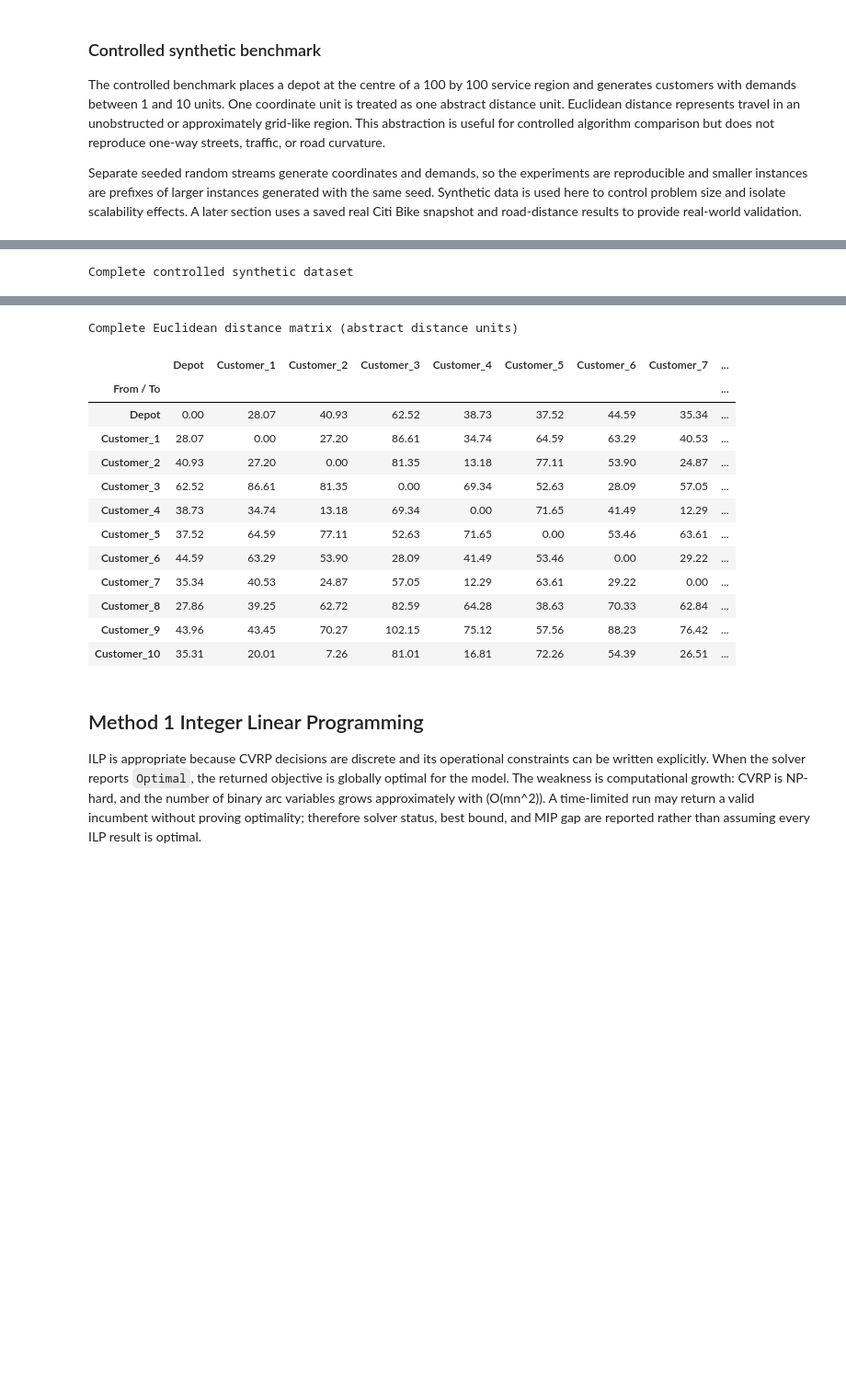
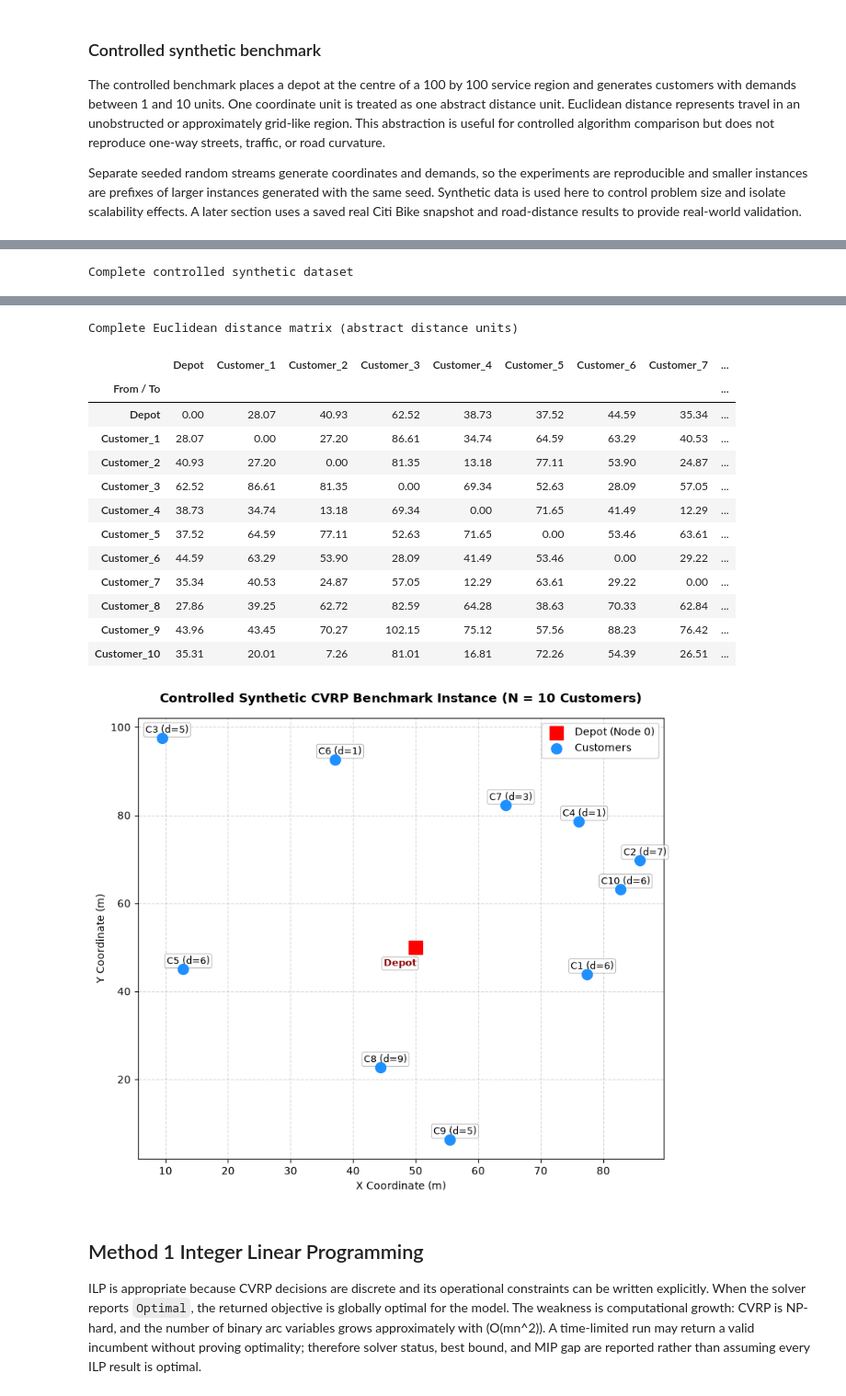
Before and after one commit to blackburn3333/IT5082-OM-Assignment, a Jupyter notebook: IT5082-OM-Assignment.ipynb, the cells around one changed output, grey strips where cells are left out. Shown at 92% size. Drawn from its saved outputs; the diff is of its cells as text; code cells hidden in the pictures; blank space fills up the shorter version.

Commit message:
added plot to display CVRP benchmark instance

```diff
--- a/IT5082-OM-Assignment.ipynb
+++ b/IT5082-OM-Assignment.ipynb
@@ -145,6 +145,56 @@ def generate_vrp_instance(
     validate_instance_data(data)
     return data
 
+def plot_vrp_instance(data):
+    """
+    Plots the spatial distribution of the depot and customer nodes
+    along with their individual demand annotations.
+    """
+    coords = data["coords"]
+    demands = data["demands"]
+
+    plt.figure(figsize=(8, 7))
+
+    # Plot Depot (Node 0)
+    plt.scatter(coords[0, 0], coords[0, 1], c='red', marker='s', s=150, label='Depot (Node 0)', zorder=5)
+
+    # Plot Customers (Nodes 1 to N)
+    plt.scatter(coords[1:, 0], coords[1:, 1], c='dodgerblue', marker='o', s=100, label='Customers', zorder=4)
+
+    # Annotate Node IDs and Demands
+    for i in range(len(coords)):
+        if i == 0:
+            label = "Depot"
+            xytext = (-15, -18)
+            fontweight = 'bold'
+            color = 'darkred'
+        else:
+            label = f"C{i} (d={int(demands[i])})"
+            xytext = (5, 5)
+            fontweight = 'normal'
+            color = 'black'
+
+        plt.annotate(
+            label,
+            (coords[i, 0], coords[i, 1]),
+            textcoords="offset points",
+            xytext=xytext,
+            ha='center',
+            fontsize=9,
+            fontweight=fontweight,
+            color=color,
+            bbox=dict(boxstyle="round,pad=0.2", fc="white", ec="gray", lw=0.5, alpha=0.8)
+        )
+
+    plt.title(f"Controlled Synthetic CVRP Benchmark Instance (N = {data['num_customers']} Customers)", fontsize=12, fontweight='bold', pad=15)
+    plt.xlabel("X Coordinate (m)", fontsize=10)
+    plt.ylabel("Y Coordinate (m)", fontsize=10)
+    plt.grid(True, linestyle='--', alpha=0.5)
+    plt.legend(loc='upper right', framealpha=0.9)
+    plt.tight_layout()
+
+
+    plt.show()
 
 data = generate_vrp_instance(
     num_customers=10,
@@ -192,6 +242,7 @@ distance_matrix_display = pd.DataFrame(
 distance_matrix_display.index.name = "From / To"
 print(f"Complete Euclidean distance matrix ({data['distance_unit']})")
 display(distance_matrix_display)
+plot_vrp_instance(data)
 # %% [output]
 |  | Metric | Value |
 | 0 | Customers | 10 |
@@ -201,33 +252,34 @@ display(distance_matrix_display)
 | 4 | Total fleet capacity | 75 |
 | 5 | Seed | 42 |
 Complete controlled synthetic dataset
 |  | Node_ID | Node_Type | X_coordinate | Y_coordinate | Demand |
 | Node |  |  |  |  |  |
 | Depot | 0 | Depot | 50.000 | 50.000 | 0 |
 | Customer_1 | 1 | Customer | 77.396 | 43.888 | 6 |
 | Customer_2 | 2 | Customer | 85.860 | 69.737 | 7 |
 | Customer_3 | 3 | Customer | 9.418 | 97.562 | 5 |
 | Customer_4 | 4 | Customer | 76.114 | 78.606 | 1 |
 | Customer_5 | 5 | Customer | 12.811 | 45.039 | 6 |
 | Customer_6 | 6 | Customer | 37.080 | 92.676 | 1 |
 | Customer_7 | 7 | Customer | 64.387 | 82.276 | 3 |
 | Customer_8 | 8 | Customer | 44.341 | 22.724 | 9 |
 | Customer_9 | 9 | Customer | 55.458 | 6.382 | 5 |
 | Customer_10 | 10 | Customer | 82.763 | 63.166 | 6 |
 Complete Euclidean distance matrix (abstract distance units)
 |  | Depot | Customer_1 | Customer_2 | Customer_3 | Customer_4 | Customer_5 | Customer_6 | Customer_7 | ... |
 | From / To |  |  |  |  |  |  |  |  | ... |
 | Depot | 0.00 | 28.07 | 40.93 | 62.52 | 38.73 | 37.52 | 44.59 | 35.34 | ... |
 | Customer_1 | 28.07 | 0.00 | 27.20 | 86.61 | 34.74 | 64.59 | 63.29 | 40.53 | ... |
 | Customer_2 | 40.93 | 27.20 | 0.00 | 81.35 | 13.18 | 77.11 | 53.90 | 24.87 | ... |
 | Customer_3 | 62.52 | 86.61 | 81.35 | 0.00 | 69.34 | 52.63 | 28.09 | 57.05 | ... |
 | Customer_4 | 38.73 | 34.74 | 13.18 | 69.34 | 0.00 | 71.65 | 41.49 | 12.29 | ... |
 | Customer_5 | 37.52 | 64.59 | 77.11 | 52.63 | 71.65 | 0.00 | 53.46 | 63.61 | ... |
 | Customer_6 | 44.59 | 63.29 | 53.90 | 28.09 | 41.49 | 53.46 | 0.00 | 29.22 | ... |
 | Customer_7 | 35.34 | 40.53 | 24.87 | 57.05 | 12.29 | 63.61 | 29.22 | 0.00 | ... |
 | Customer_8 | 27.86 | 39.25 | 62.72 | 82.59 | 64.28 | 38.63 | 70.33 | 62.84 | ... |
 | Customer_9 | 43.96 | 43.45 | 70.27 | 102.15 | 75.12 | 57.56 | 88.23 | 76.42 | ... |
 | Customer_10 | 35.31 | 20.01 | 7.26 | 81.01 | 16.81 | 72.26 | 54.39 | 26.51 | ... |
+[figure, added]
 # %% [markdown]
 ## Method 1 Integer Linear Programming
 
```
